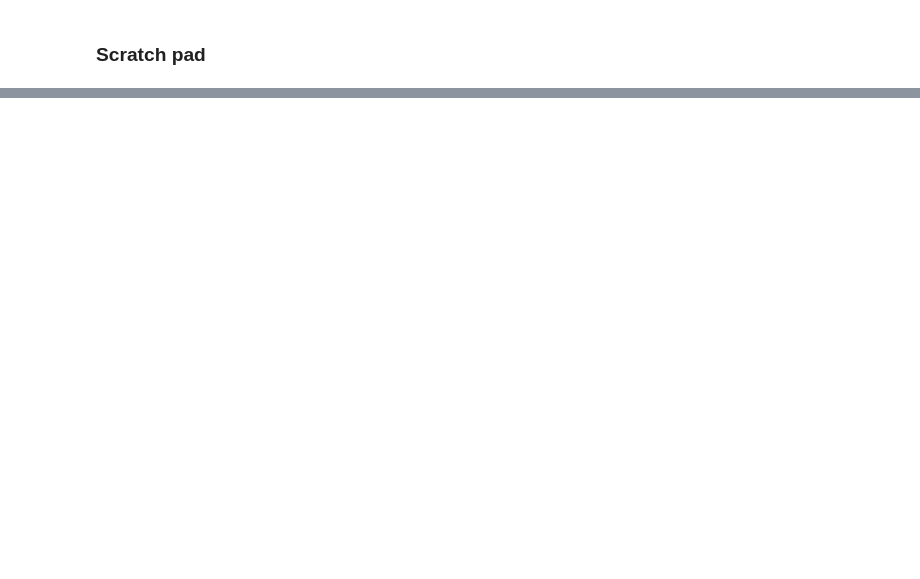
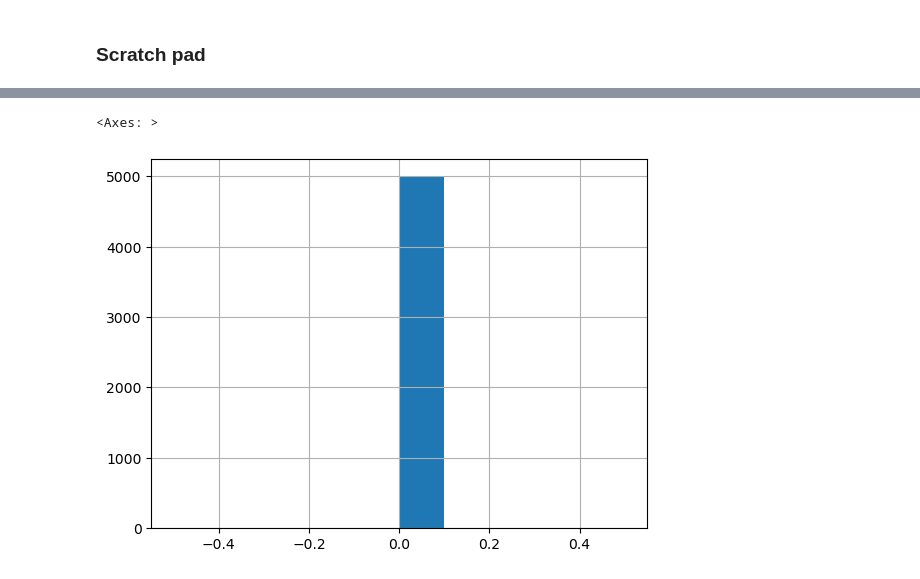
Before and after one commit to pradeepmohansml/dagpap24-submission, a Jupyter notebook: notebooks/baseline_models_comparison.ipynb, the cells around one changed output, grey strips where cells are left out. Cells and saved outputs as stored; diff of their text form; code cells hidden in the pictures; blank space fills up the shorter version.

```diff
--- a/notebooks/baseline_models_comparison.ipynb
+++ b/notebooks/baseline_models_comparison.ipynb
@@ -64,0 +345,5 @@ def get_max_repeated_pred(input_df):
+# %%
+stats_df['scibert'].hist()
+# %% [output]
+<Axes: >
+[figure, added]
```
Also changed, not shown: parts of 46 cells of this notebook, 3 other files.
